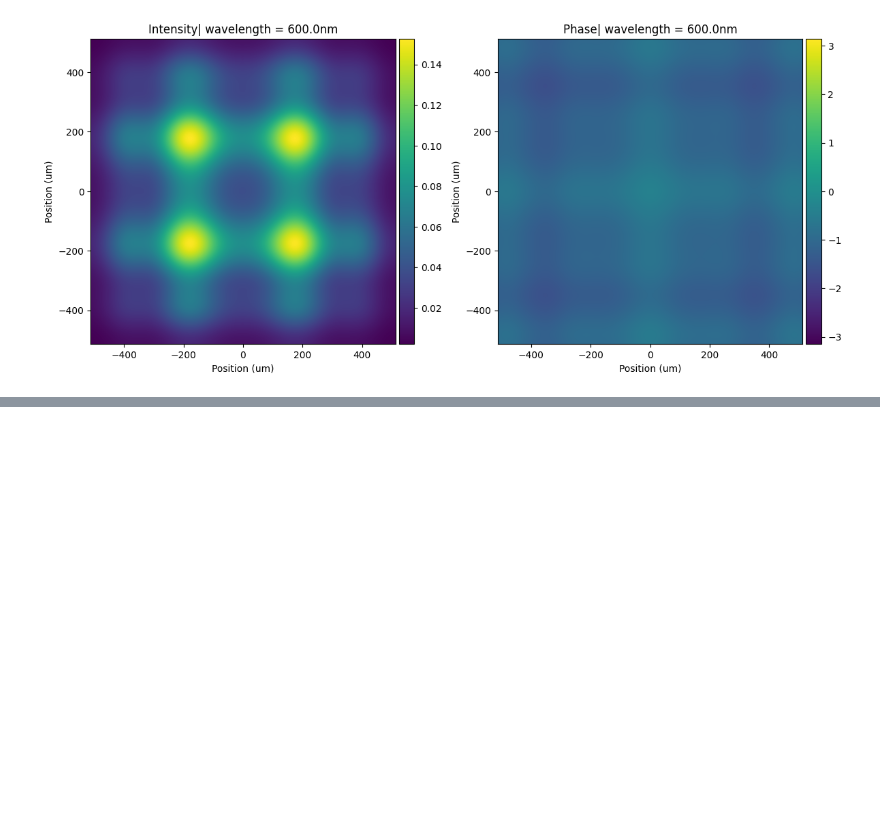
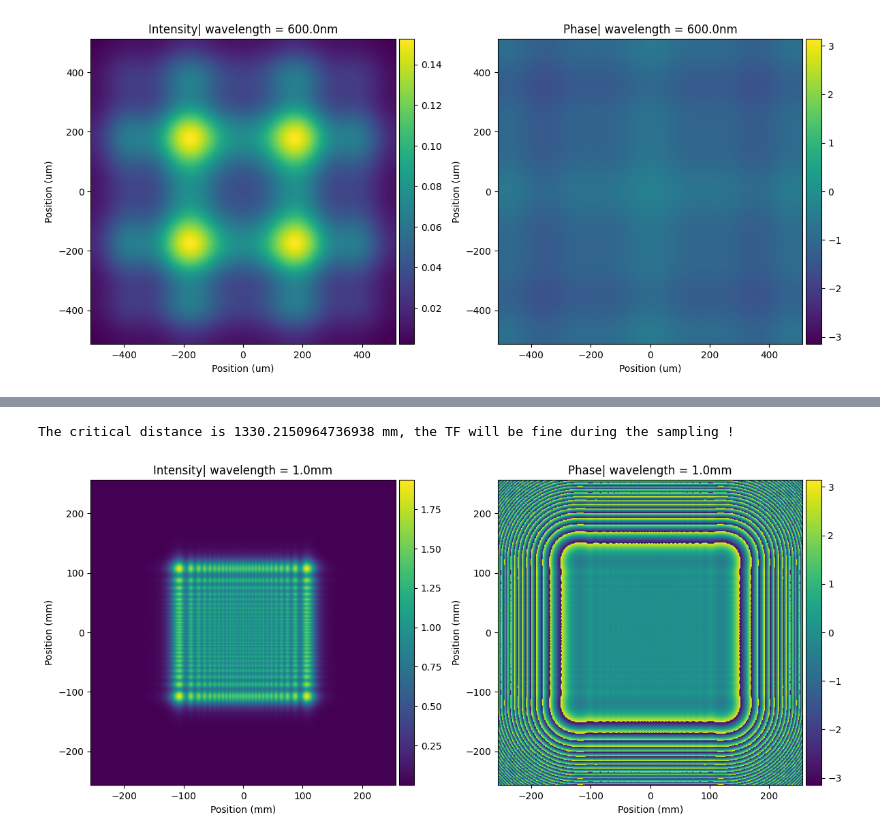
Before and after one commit to sihan-shao/LightPorpTorch, a Jupyter notebook: test_propagator.ipynb, the cells around one changed output, grey strips where cells are left out. Drawn from its saved outputs; the diff is of its cells as text; code cells hidden in the pictures; blank space fills up the shorter version.

```diff
--- a/test_propagator.ipynb
+++ b/test_propagator.ipynb
@@ -122,0 +155,16 @@ field_propagated_czt.visualize(figsize=(12, 12), wavelength=600*nm,flag_axis=Tru
+# %%
+asm_prop = ASMPropagator(z_distance=600 * mm,
+                    bandlimit_type='exact',
+                    padding_scale=[2, 2],
+                    bandlimit_kernel=True)
+
+# Cast data into datatype
+field_propagated = asm_prop.forward(
+    field = field_input
+)
+# %% [output]
+The critical distance is 1330.2150964736938 mm, the TF will be fine during the sampling !
+# %%
+field_propagated.visualize(figsize=(12, 12), wavelength=1 * mm, flag_axis=True, intensity=True)
+# %% [output]
+[figure, added]
```
Also changed, not shown: parts of 6 cells of this notebook, 1 other file.
